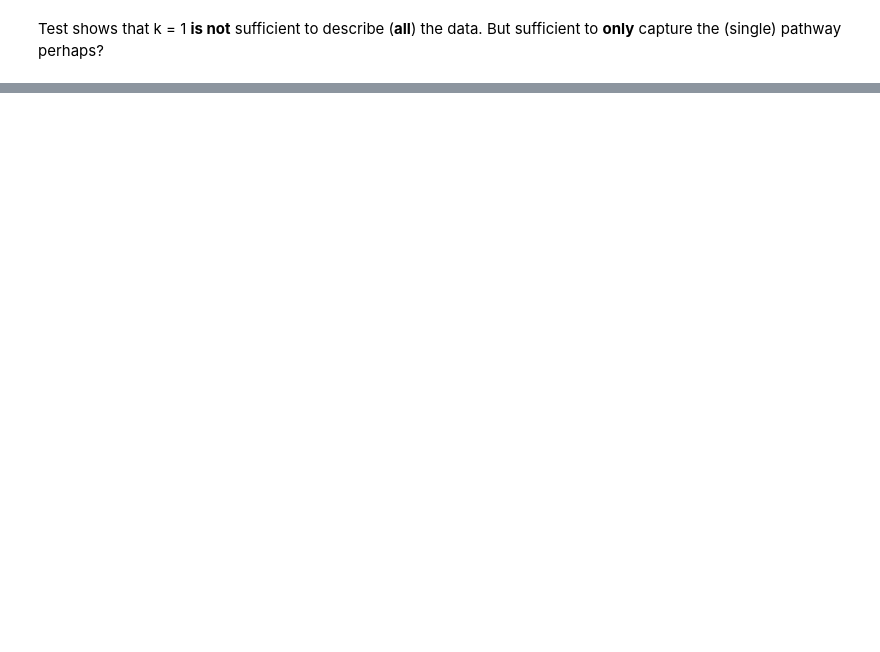
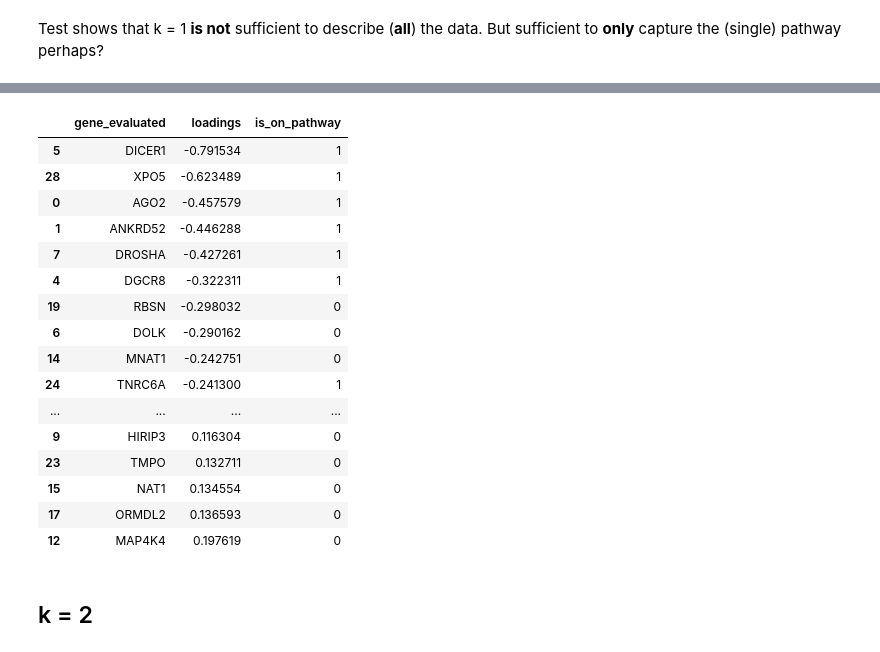
Before and after one commit to panther1427/Bachelorprojekt, a Jupyter notebook: Xavier_DataAnalysis/k1_DICER1_initial_analysis.ipynb, the cells around one changed output, grey strips where cells are left out. Cells and saved outputs as stored; diff of their text form; code cells hidden in the pictures; blank space fills up the shorter version.

```diff
--- a/Xavier_DataAnalysis/k1_DICER1_initial_analysis.ipynb
+++ b/Xavier_DataAnalysis/k1_DICER1_initial_analysis.ipynb
@@ -204,0 +205,22 @@ plt.yticks([])
+# %%
+merged_df.sort_values(by='loadings')
+# %% [output]
+|  | gene_evaluated | loadings | is_on_pathway |
+| 5 | DICER1 | -0.791534 | 1 |
+| 28 | XPO5 | -0.623489 | 1 |
+| 0 | AGO2 | -0.457579 | 1 |
+| 1 | ANKRD52 | -0.446288 | 1 |
+| 7 | DROSHA | -0.427261 | 1 |
+| 4 | DGCR8 | -0.322311 | 1 |
+| 19 | RBSN | -0.298032 | 0 |
+| 6 | DOLK | -0.290162 | 0 |
+| 14 | MNAT1 | -0.242751 | 0 |
+| 24 | TNRC6A | -0.241300 | 1 |
+| ... | ... | ... | ... |
+| 9 | HIRIP3 | 0.116304 | 0 |
+| 23 | TMPO | 0.132711 | 0 |
+| 15 | NAT1 | 0.134554 | 0 |
+| 17 | ORMDL2 | 0.136593 | 0 |
+| 12 | MAP4K4 | 0.197619 | 0 |
+# %% [markdown]
+## k = 2
```
Also changed, not shown: parts of 14 cells of this notebook, 17 other files.
